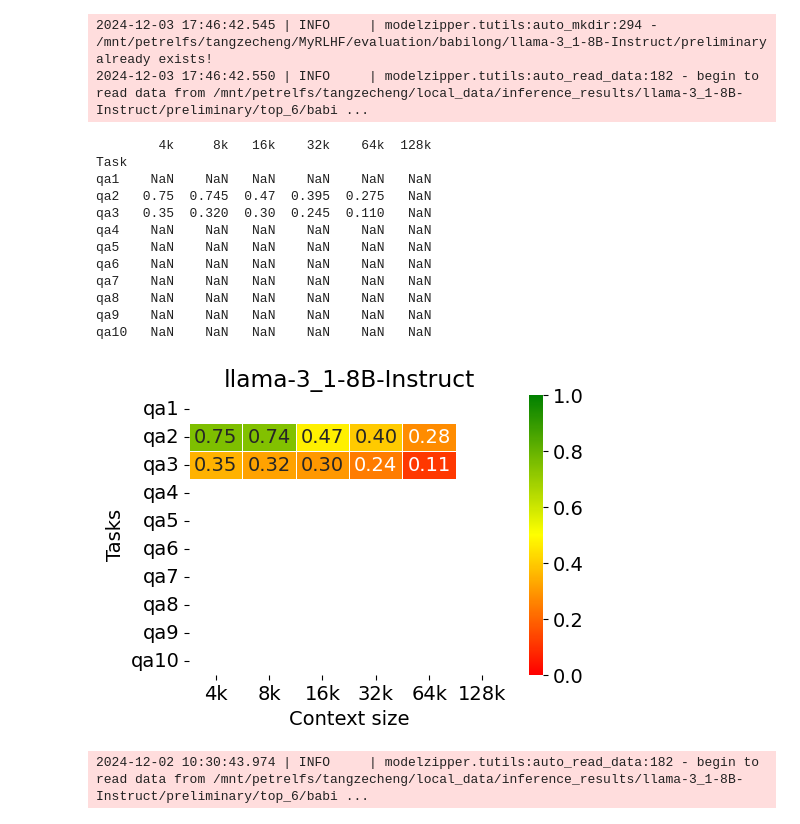
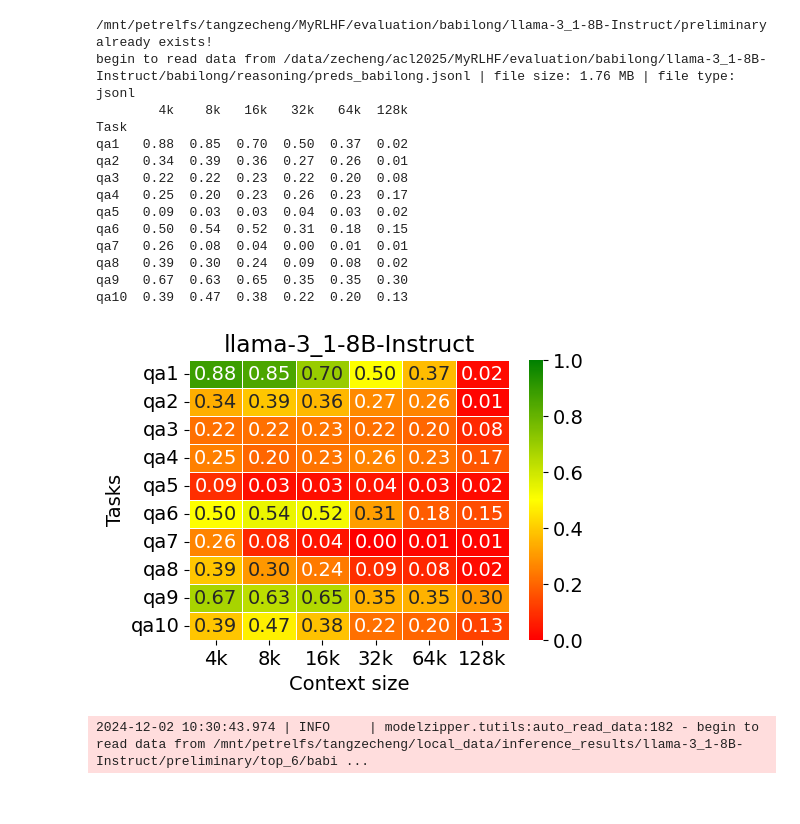
Before and after one commit to ZetangForward/MyRLHF, a Jupyter notebook: evaluation/babilong/eval.ipynb, the cells around one changed output. Drawn from its saved outputs; the diff is of its cells as text; code cells hidden in the pictures.

```diff
--- a/evaluation/babilong/eval.ipynb
+++ b/evaluation/babilong/eval.ipynb
@@ -66,7 +66,7 @@ def compare_answers(target, output, task_labels, question):
     return False
 
 
-def eval_fn(pred_path, save_path, model_name=""):
+def eval_fn(pred_path, save_path=None, model_name=""):
     tasks = ['qa1', 'qa2', 'qa3', 'qa4', 'qa5', 'qa6', 'qa7', 'qa8', 'qa9', 'qa10']
     lengths = ['4k', '8k', '16k', '32k', '64k', '128k']
     content = auto_read_data(pred_path)
@@ -109,37 +109,39 @@ def eval_fn(pred_path, save_path, model_name=""):
     # 调整边距以删除多余的白色边框
     plt.subplots_adjust(left=0.1, right=0.9, top=0.9, bottom=0.1)
 
-    plt.savefig(save_path, bbox_inches='tight', dpi=300)
+    if save_path:
+        plt.savefig(save_path, bbox_inches='tight', dpi=300)
 
     return df
 # %%
 model_name = 'llama-3_1-8B-Instruct'
 # pred_path = '/data/zecheng/acl2025/MyRLHF/evaluation/babilong/llama-3_1-8B-Instruct/babilong/reasoning/preds_babilong.jsonl'
 # pred_path = '/mnt/petrelfs/tangzecheng/local_data/inference_results/llama-3_1-8B-Instruct/babilong/reasoning/preds_babilong.jsonl'
-pred_path = '/mnt/petrelfs/tangzecheng/local_data/inference_results/llama-3_1-8B-Instruct/preliminary/top_6/babilong/reasoning/preds_babilong.jsonl'
+# pred_path = '/mnt/petrelfs/tangzecheng/local_data/inference_results/llama-3_1-8B-Instruct/preliminary/top_6/babilong/reasoning/preds_babilong.jsonl'
+pred_path = '/data/zecheng/acl2025/MyRLHF/evaluation/babilong/llama-3_1-8B-Instruct/babilong/reasoning/preds_babilong.jsonl'
 save_dir = '/mnt/petrelfs/tangzecheng/MyRLHF/evaluation/babilong/llama-3_1-8B-Instruct/preliminary'
 # save_dir = '/data/zecheng/acl2025/MyRLHF/evaluation/babilong/llama-3_1-8B-Instruct'
 auto_mkdir(save_dir)
 save_path = os.path.join(save_dir, "reasoning_prompt_result.png")
 
-res = eval_fn(pred_path, save_path, model_name)
+res = eval_fn(pred_path, None, model_name)
 print(res)
 # %% [output]
-2024-12-03 17:46:42.545 | INFO     | modelzipper.tutils:auto_mkdir:294 - /mnt/petrelfs/tangzecheng/MyRLHF/evaluation/babilong/llama-3_1-8B-Instruct/preliminary already exists!
-2024-12-03 17:46:42.550 | INFO     | modelzipper.tutils:auto_read_data:182 - begin to read data from /mnt/petrelfs/tangzecheng/local_data/inference_results/llama-3_1-8B-Instruct/preliminary/top_6/babi ...
+/mnt/petrelfs/tangzecheng/MyRLHF/evaluation/babilong/llama-3_1-8B-Instruct/preliminary already exists!
+begin to read data from /data/zecheng/acl2025/MyRLHF/evaluation/babilong/llama-3_1-8B-Instruct/babilong/reasoning/preds_babilong.jsonl | file size: 1.76 MB | file type: jsonl
+        4k    8k   16k   32k   64k  128k
+Task
+qa1   0.88  0.85  0.70  0.50  0.37  0.02
+qa2   0.34  0.39  0.36  0.27  0.26  0.01
+qa3   0.22  0.22  0.23  0.22  0.20  0.08
+qa4   0.25  0.20  0.23  0.26  0.23  0.17
+qa5   0.09  0.03  0.03  0.04  0.03  0.02
+qa6   0.50  0.54  0.52  0.31  0.18  0.15
+qa7   0.26  0.08  0.04  0.00  0.01  0.01
+qa8   0.39  0.30  0.24  0.09  0.08  0.02
+qa9   0.67  0.63  0.65  0.35  0.35  0.30
+qa10  0.39  0.47  0.38  0.22  0.20  0.13
-        4k     8k   16k    32k    64k  128k
-Task
-qa1    NaN    NaN   NaN    NaN    NaN   NaN
-qa2   0.75  0.745  0.47  0.395  0.275   NaN
-qa3   0.35  0.320  0.30  0.245  0.110   NaN
-qa4    NaN    NaN   NaN    NaN    NaN   NaN
-qa5    NaN    NaN   NaN    NaN    NaN   NaN
-qa6    NaN    NaN   NaN    NaN    NaN   NaN
-qa7    NaN    NaN   NaN    NaN    NaN   NaN
-qa8    NaN    NaN   NaN    NaN    NaN   NaN
-qa9    NaN    NaN   NaN    NaN    NaN   NaN
-qa10   NaN    NaN   NaN    NaN    NaN   NaN
-[figure, old version]
+[figure, new version]
 # %%
 from modelzipper.tutils import *
 
```
Also changed, not shown: parts of 1 cell of this notebook, 4 other files.
